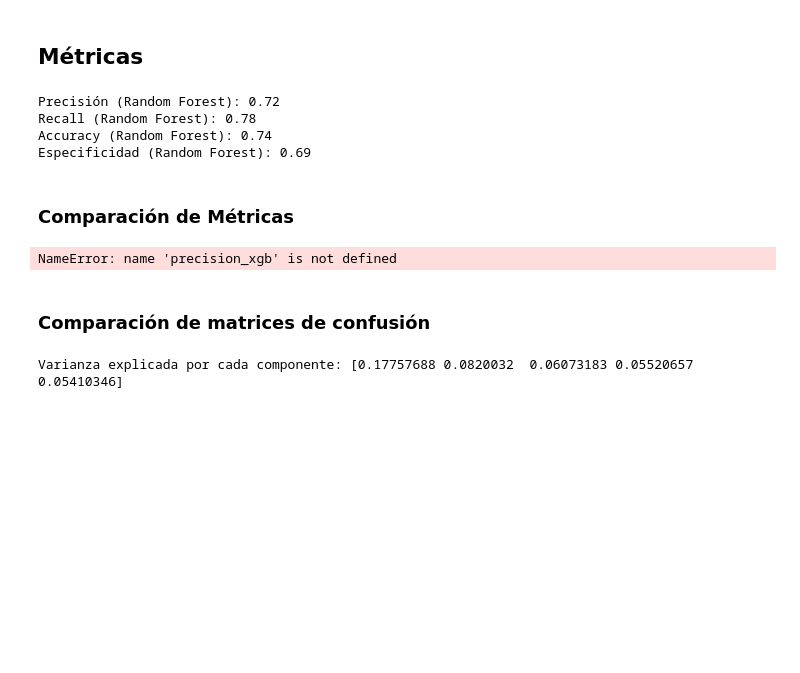
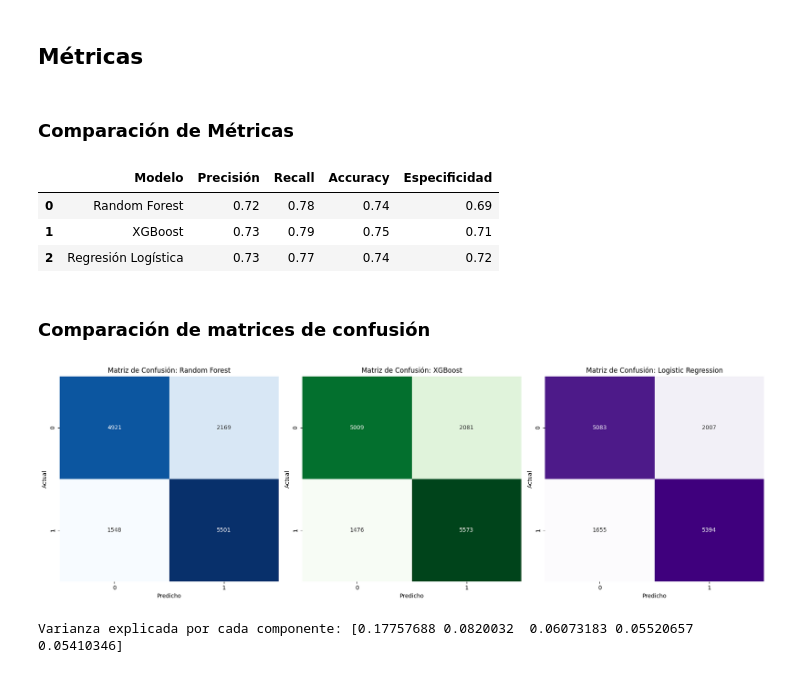
Before and after one commit to AdoCrz/ProyectoDS_ParteI_Cruz, a Jupyter notebook: ProyectoDS_ParteI_CruzRazoAdolfo.ipynb, the cells around one changed output. Cells and saved outputs as stored; diff of their text form; code cells hidden in the pictures; blank space fills up the shorter version.

Commit message:
Modelos_3

```diff
--- a/ProyectoDS_ParteI_CruzRazoAdolfo.ipynb
+++ b/ProyectoDS_ParteI_CruzRazoAdolfo.ipynb
@@ -615,3 +615,10 @@ Por último, utilicé la regresión logística que es un modelo estadístico sen
 Además de quela intención también es  es comparar la efectividad de los modelos clásicos de estadística y los nuevos modelos de machine learning que se usan en la ciencia de datos moderna.
 # %% [markdown]
 ## Modelo
+# %%
+# Crear y entrenar el modelo Logistic Regression
+log_reg_model = LogisticRegression(random_state=42)
+log_reg_model.fit(X_train, y_train)
+
+# Hacer predicciones y calcular la precisión
+y_pred_logreg = log_reg_model.predict(X_test)
@@ -622,23 +634,0 @@ break
-# %%
-# Métricas para SVM
-
-precision_svm = precision_score(y_test, y_pred_svm)
-
-
-# Recall
-recall_svm = recall_score(y_test, y_pred_svm)
-
-
-# Accuracy
-accuracy_svm = accuracy_score(y_test, y_pred_svm)
-
-
-# Especificidad
-conf_matrix_svm = confusion_matrix(y_test, y_pred_svm)
-tn, fp, fn, tp = conf_matrix_svm.ravel()
-specificity_svm = tn / (tn + fp)
-# %% [output]
-Precisión (Random Forest): 0.72
-Recall (Random Forest): 0.78
-Accuracy (Random Forest): 0.74
-Especificidad (Random Forest): 0.69
@@ -647,20 +653,45 @@ Especificidad (Random Forest): 0.69
 # %%
 # Creando tabla de comparación
 metrics_dict = {
-    'Modelo': ['Random Forest', 'XGBoost', 'SVM'],
-    'Precisión': [precision_rf, precision_xgb, precision_svm],
-    'Recall': [recall_rf, recall_xgb, recall_svm],
-    'Accuracy': [accuracy_rf, accuracy_xgb, accuracy_svm],
-    'Especificidad': [specificity_rf, specificity_xgb, specificity_svm]
+    'Modelo': ['Random Forest', 'XGBoost', 'Regresión Logística'],
+    'Precisión': [precision_rf, precision_xgb, precision_logreg],
+    'Recall': [recall_rf, recall_xgb, recall_logreg],
+    'Accuracy': [accuracy_rf, accuracy_xgb, accuracy_logreg],
+    'Especificidad': [specificity_rf, specificity_xgb, specificity_logreg]
 }
 
 # df
 metrics_df = pd.DataFrame(metrics_dict)
 metrics_df
 # %% [output]
-NameError: name 'precision_xgb' is not defined
+|  | Modelo | Precisión | Recall | Accuracy | Especificidad |
+| 0 | Random Forest | 0.72 | 0.78 | 0.74 | 0.69 |
+| 1 | XGBoost | 0.73 | 0.79 | 0.75 | 0.71 |
+| 2 | Regresión Logística | 0.73 | 0.77 | 0.74 | 0.72 |
 # %% [markdown]
 ### Comparación de matrices de confusión
+# %%
+# Configurar subplots con 1 fila y 3 columnas
+fig, axes = plt.subplots(nrows=1, ncols=3, figsize=(18, 6))
+
+# Lista con modelos y predicciones
+models = [("Random Forest", y_pred_rf, "Blues"),
+          ("XGBoost", y_pred_xgb, "Greens"),
+          ("Logistic Regression", y_pred_logreg, "Purples")]
+
+# Iterar para cada modelo y su correspondiente matriz de confusión
+for ax, (model_name, y_pred, cmap) in zip(axes, models):
+    conf_matrix = confusion_matrix(y_test, y_pred)
+    sns.heatmap(conf_matrix, annot=True, fmt="d", cmap=cmap, cbar=False, ax=ax)
+    ax.set_title(f'Matriz de Confusión: {model_name}')
+    ax.set_ylabel('Actual')
+    ax.set_xlabel('Predicho')
+
+# Ajustar el layout para evitar solapamientos
+plt.tight_layout()
+plt.show()
+# %% [output]
+[figure, added]
 # %%
 # %% [output]
 Varianza explicada por cada componente: [0.17757688 0.0820032  0.06073183 0.05520657 0.05410346]
```
Also changed, not shown: parts of 3 cells of this notebook.
